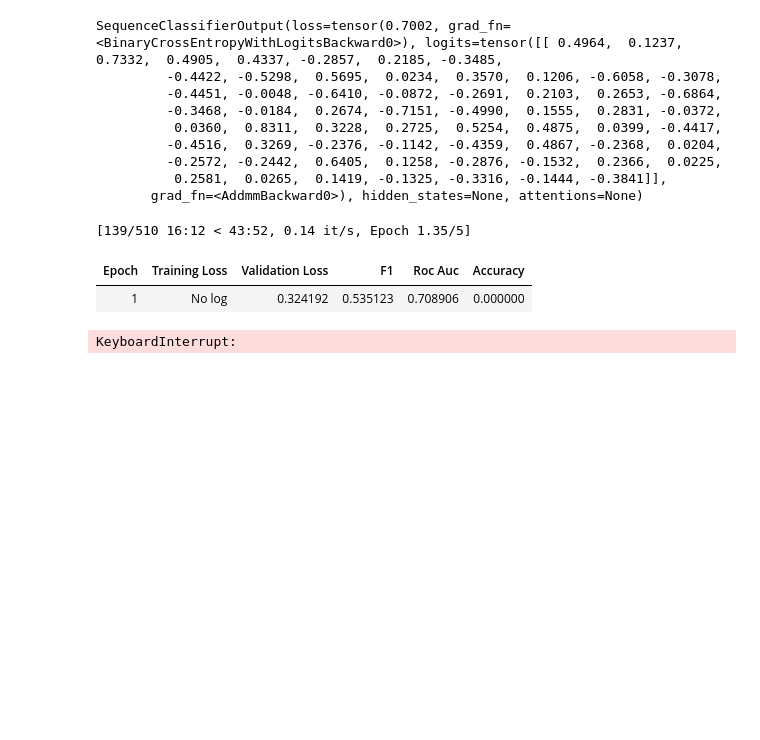
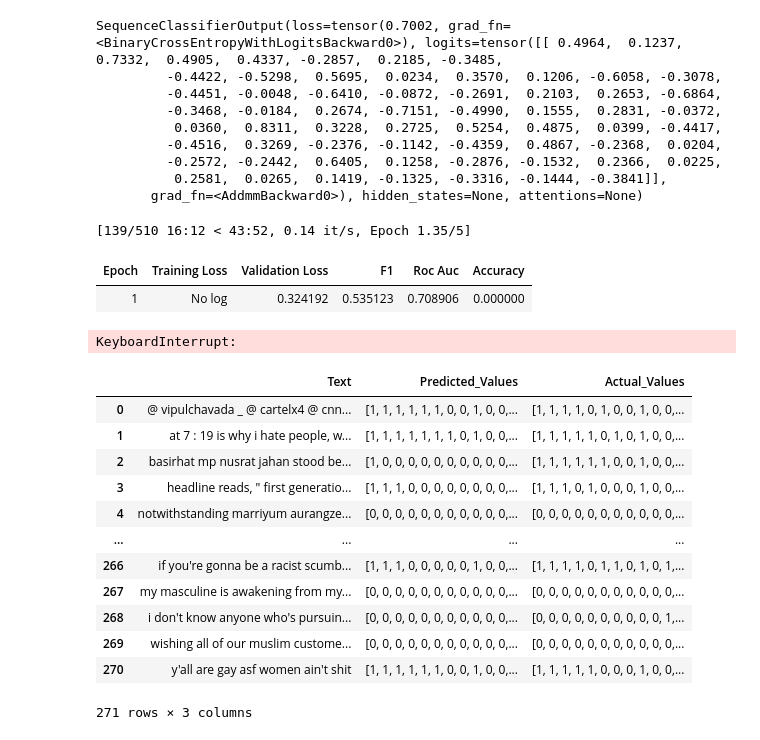
Before and after one commit to vikramv17/cs457-final-project, a Jupyter notebook: multi-class.ipynb, the cells around one changed output. Drawn from its saved outputs; the diff is of its cells as text; code cells hidden in the pictures; blank space fills up the shorter version.

Commit message:
model trained and saved + preliminary tests

```diff
--- a/multi-class.ipynb
+++ b/multi-class.ipynb
@@ -38,11 +40,11 @@ df = df.loc[:, ~df.columns.str.contains('annotator')]
 df = df.drop(columns=["infitms", "outfitms", "std_err", "hypothesis", "platform", "hate_speech_score"])
 df = map_labels(df)
 # train test split
-# df_train, df_test = train_test_split(df, test_size=0.4, random_state=42)
+df_train, df_test = train_test_split(df, test_size=0.4, random_state=42)
+df_test, df_dev = train_test_split(df_test, test_size=0.5, random_state=42)
+# df_extra, df_train = train_test_split(df, test_size=0.01, random_state=42)
+# df_train, df_test = train_test_split(df_train, test_size=0.4, random_state=42)
 # df_test, df_dev = train_test_split(df_test, test_size=0.5, random_state=42)
-df_extra, df_train = train_test_split(df, test_size=0.01, random_state=42)
-df_train, df_test = train_test_split(df_train, test_size=0.4, random_state=42)
-df_test, df_dev = train_test_split(df_test, test_size=0.5, random_state=42)
 df_train = df_train.reset_index(drop=True)
 df_test = df_test.reset_index(drop=True)
 df_dev = df_dev.reset_index(drop=True)
@@ -285,3 +287,58 @@ trainer.train()
 | Epoch | Training Loss | Validation Loss | F1 | Roc Auc | Accuracy |
 | 1 | No log | 0.324192 | 0.535123 | 0.708906 | 0.000000 |
 KeyboardInterrupt:
+# %%
+model_path = "bert-finetuned-hate-speech"
+
+# Load tokenizer and model
+trained_model = AutoModelForSequenceClassification.from_pretrained(model_path)
+tokenizer = AutoTokenizer.from_pretrained(model_path)
+
+# Put model in eval mode
+trained_model.eval()
+
+# Create a DataLoader for the test dataset
+test_loader = DataLoader(encoded_dataset['test'], batch_size=8)
+
+results_df = pd.DataFrame(columns=['Text', 'Predicted_Values', 'Actual_Values'])
+
+# Iterate through the test dataset and make predictions
+for batch in test_loader:
+    input_ids = batch['input_ids']
+    attention_mask = batch['attention_mask']
+    labels = batch['labels'].int()
+
+    decoded_texts = [tokenizer.decode(ids, skip_special_tokens=True) for ids in input_ids]
+
+    with torch.no_grad():
+        outputs = trained_model(input_ids=input_ids, attention_mask=attention_mask)
+        logits = outputs.logits
+        predictions = torch.sigmoid(logits) > 0.5
+        # Convert predictions to integers (1 or 0)
+        predictions = predictions.int()
+
+        batch_results = []
+        for text, pred, actual in zip(decoded_texts, predictions.numpy(), labels.numpy()):
+            batch_results.append({'Text': text, 'Predicted_Values': list(pred), 'Actual_Values': list(actual)})
+
+        # Convert the list of results to a DataFrame
+        batch_df = pd.DataFrame(batch_results)
+
+        # Concatenate the batch DataFrame with the main results DataFrame
+        results_df = pd.concat([results_df, batch_df], ignore_index=True)
+
+display(results_df)
+# %% [output]
+|  | Text | Predicted_Values | Actual_Values |
+| 0 | @ vipulchavada _ @ cartelx4 @ cnn... | [1, 1, 1, 1, 1, 1, 0, 0, 1, 0, 0,... | [1, 1, 1, 1, 0, 1, 0, 0, 1, 0, 0,... |
+| 1 | at 7 : 19 is why i hate people, w... | [1, 1, 1, 1, 1, 1, 1, 0, 1, 0, 0,... | [1, 1, 1, 1, 1, 0, 1, 0, 1, 0, 0,... |
+| 2 | basirhat mp nusrat jahan stood be... | [1, 0, 0, 0, 0, 0, 0, 0, 0, 0, 0,... | [1, 1, 1, 1, 1, 1, 0, 0, 1, 0, 0,... |
+| 3 | headline reads, " first generatio... | [1, 1, 1, 0, 0, 0, 0, 0, 0, 0, 0,... | [1, 1, 1, 0, 1, 0, 0, 0, 1, 0, 0,... |
+| 4 | notwithstanding marriyum aurangze... | [0, 0, 0, 0, 0, 0, 0, 0, 0, 0, 0,... | [0, 0, 0, 0, 0, 0, 0, 0, 0, 0, 0,... |
+| ... | ... | ... | ... |
+| 266 | if you're gonna be a racist scumb... | [1, 1, 1, 0, 0, 0, 0, 0, 1, 0, 0,... | [1, 1, 1, 1, 0, 1, 1, 0, 1, 0, 1,... |
+| 267 | my masculine is awakening from my... | [0, 0, 0, 0, 0, 0, 0, 0, 0, 0, 0,... | [0, 0, 0, 0, 0, 0, 0, 0, 0, 0, 0,... |
+| 268 | i don't know anyone who's pursuin... | [0, 0, 0, 0, 0, 0, 0, 0, 0, 0, 0,... | [0, 0, 0, 0, 0, 0, 0, 0, 0, 0, 1,... |
+| 269 | wishing all of our muslim custome... | [0, 0, 0, 0, 0, 0, 0, 0, 0, 0, 0,... | [0, 0, 0, 0, 0, 0, 0, 0, 0, 0, 0,... |
+| 270 | y'all are gay asf women ain't shit | [1, 1, 1, 1, 1, 1, 0, 0, 1, 0, 0,... | [1, 1, 1, 1, 1, 0, 0, 0, 1, 0, 0,... |
+271 rows × 3 columns
```
Also changed, not shown: parts of 1 cell of this notebook, 1 other file.
